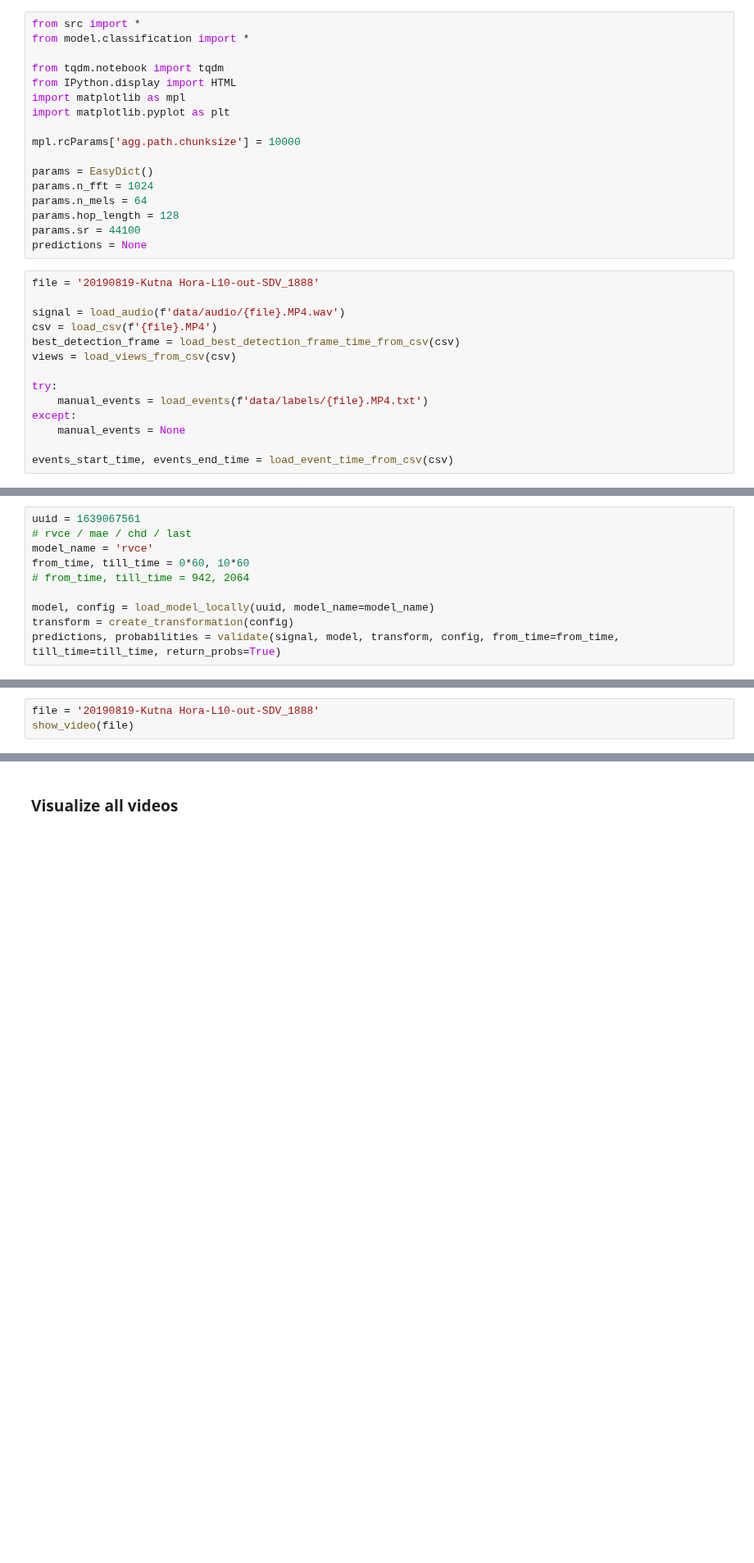
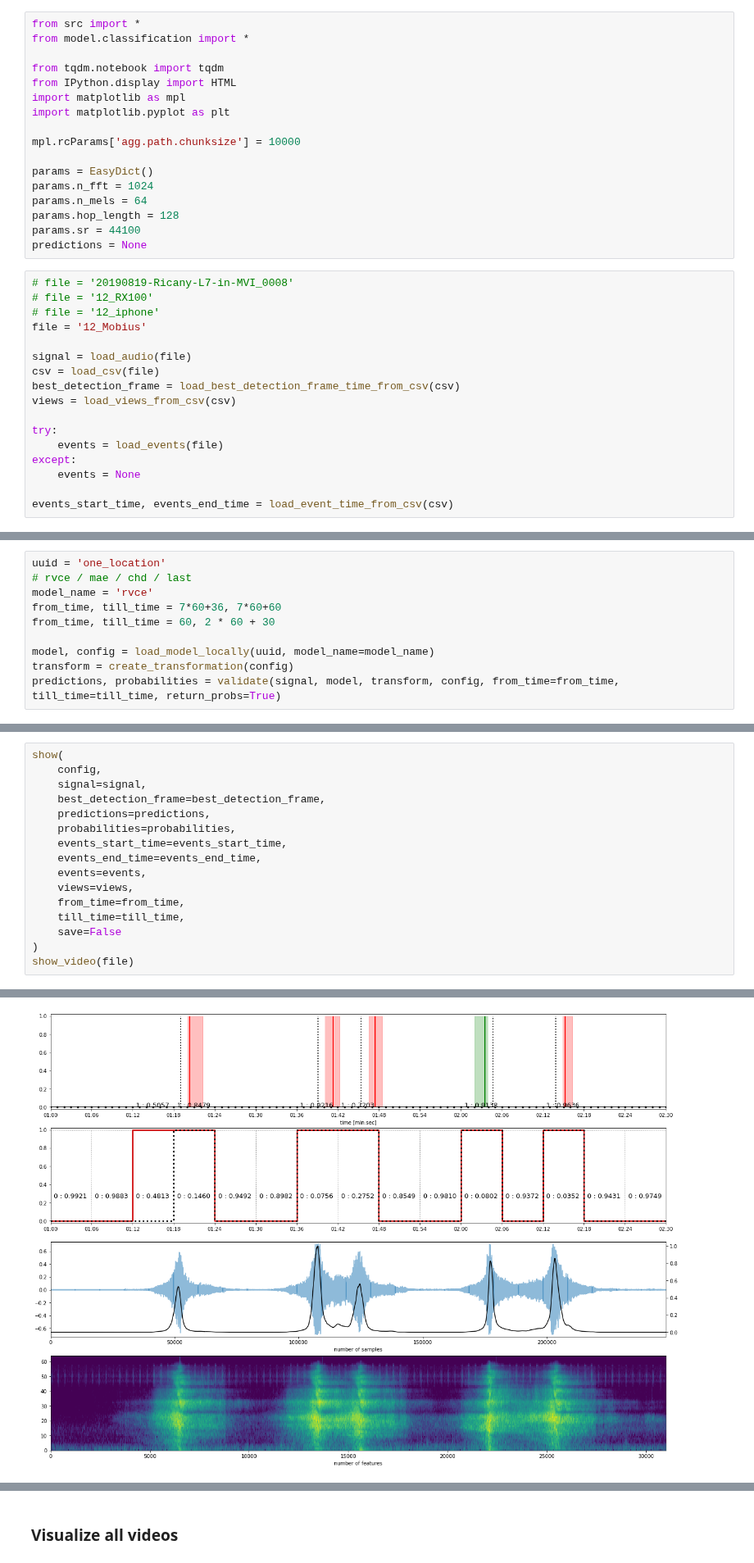
Before and after one commit to yermandy/vehicle-audio-nn, a Jupyter notebook: visualization.ipynb, the cells around one changed output, grey strips where cells are left out. Shown at 82% size. Drawn from its saved outputs; the diff is of its cells as text; blank space fills up the shorter version.

```diff
--- a/visualization.ipynb
+++ b/visualization.ipynb
@@ -19,16 +19,19 @@ params.hop_length = 128
 params.sr = 44100
 predictions = None
 # %%
-file = '20190819-Kutna Hora-L10-out-SDV_1888'
+# file = '20190819-Ricany-L7-in-MVI_0008'
+# file = '12_RX100'
+# file = '12_iphone'
+file = '12_Mobius'
 
-signal = load_audio(f'data/audio/{file}.MP4.wav')
-csv = load_csv(f'{file}.MP4')
+signal = load_audio(file)
+csv = load_csv(file)
 best_detection_frame = load_best_detection_frame_time_from_csv(csv)
 views = load_views_from_csv(csv)
 
 try:
-    manual_events = load_events(f'data/labels/{file}.MP4.txt')
+    events = load_events(file)
 except:
-    manual_events = None
+    events = None
 
 events_start_time, events_end_time = load_event_time_from_csv(csv)
@@ -35,9 +43,9 @@ events_start_time, events_end_time = load_event_time_from_csv(csv)
 # %%
-uuid = 1639067561
+uuid = 'one_location'
 # rvce / mae / chd / last
 model_name = 'rvce'
-from_time, till_time = 0*60, 10*60
-# from_time, till_time = 942, 2064
+from_time, till_time = 7*60+36, 7*60+60
+from_time, till_time = 60, 2 * 60 + 30
 
 model, config = load_model_locally(uuid, model_name=model_name)
 transform = create_transformation(config)
@@ -65,3 +52,0 @@ show_video(file)
-# %%
-file = '20190819-Kutna Hora-L10-out-SDV_1888'
-show_video(file)
@@ -69,0 +53,17 @@ show_video(file)
+# %%
+show(
+    config,
+    signal=signal,
+    best_detection_frame=best_detection_frame,
+    predictions=predictions,
+    probabilities=probabilities,
+    events_start_time=events_start_time,
+    events_end_time=events_end_time,
+    events=events,
+    views=views,
+    from_time=from_time,
+    till_time=till_time,
+    save=False
+)
+show_video(file)
+# %% [output]
@@ -69,0 +71 @@ show_video(file)
+[figure, added]
```
Also changed, not shown: parts of 4 cells of this notebook, 4 other files.
